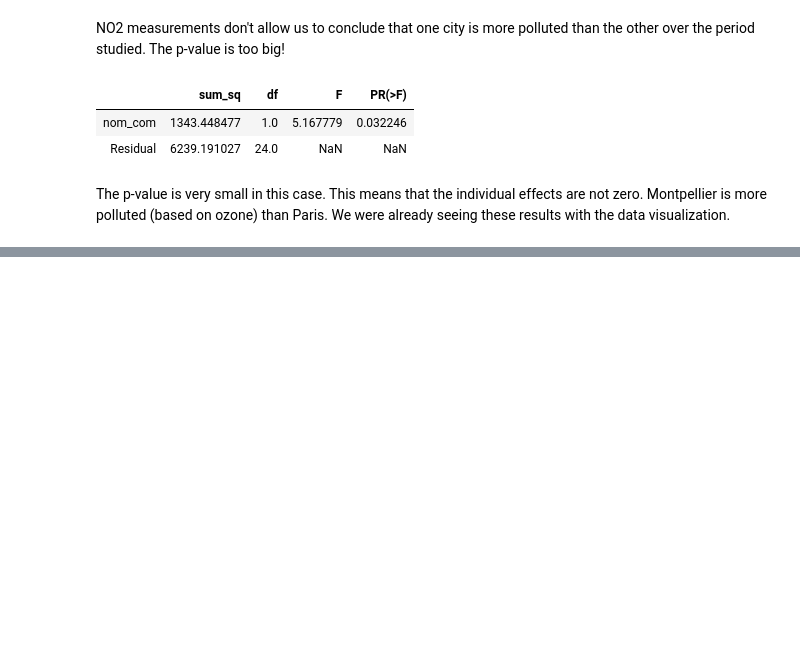
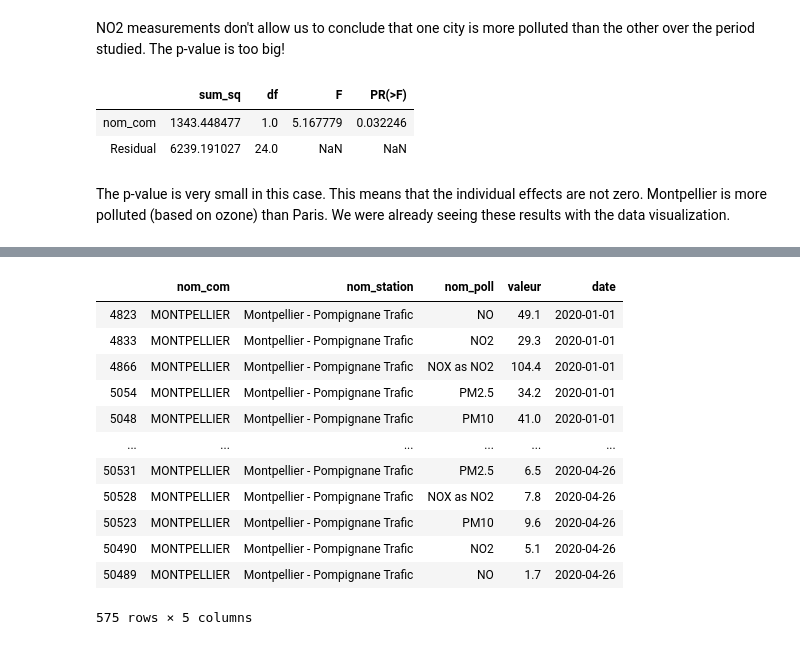
Before and after one commit to MegDie/occpollution, a Jupyter notebook: report/Final_report.ipynb, the cells around one changed output, grey strips where cells are left out. Drawn from its saved outputs; the diff is of its cells as text; code cells hidden in the pictures; blank space fills up the shorter version.

```diff
--- a/report/Final_report.ipynb
+++ b/report/Final_report.ipynb
@@ -83,0 +132,16 @@ The p-value is very small in this case. This means that the individual effects a
+# %%
+mtp_df[mtp_df['nom_station']=='Montpellier - Pompignane Trafic']
+# %% [output]
+|  | nom_com | nom_station | nom_poll | valeur | date |
+| 4823 | MONTPELLIER | Montpellier - Pompignane Trafic | NO | 49.1 | 2020-01-01 |
+| 4833 | MONTPELLIER | Montpellier - Pompignane Trafic | NO2 | 29.3 | 2020-01-01 |
+| 4866 | MONTPELLIER | Montpellier - Pompignane Trafic | NOX as NO2 | 104.4 | 2020-01-01 |
+| 5054 | MONTPELLIER | Montpellier - Pompignane Trafic | PM2.5 | 34.2 | 2020-01-01 |
+| 5048 | MONTPELLIER | Montpellier - Pompignane Trafic | PM10 | 41.0 | 2020-01-01 |
+| ... | ... | ... | ... | ... | ... |
+| 50531 | MONTPELLIER | Montpellier - Pompignane Trafic | PM2.5 | 6.5 | 2020-04-26 |
+| 50528 | MONTPELLIER | Montpellier - Pompignane Trafic | NOX as NO2 | 7.8 | 2020-04-26 |
+| 50523 | MONTPELLIER | Montpellier - Pompignane Trafic | PM10 | 9.6 | 2020-04-26 |
+| 50490 | MONTPELLIER | Montpellier - Pompignane Trafic | NO2 | 5.1 | 2020-04-26 |
+| 50489 | MONTPELLIER | Montpellier - Pompignane Trafic | NO | 1.7 | 2020-04-26 |
+575 rows × 5 columns
```
Also changed, not shown: parts of 4 cells of this notebook, 4 other files.
